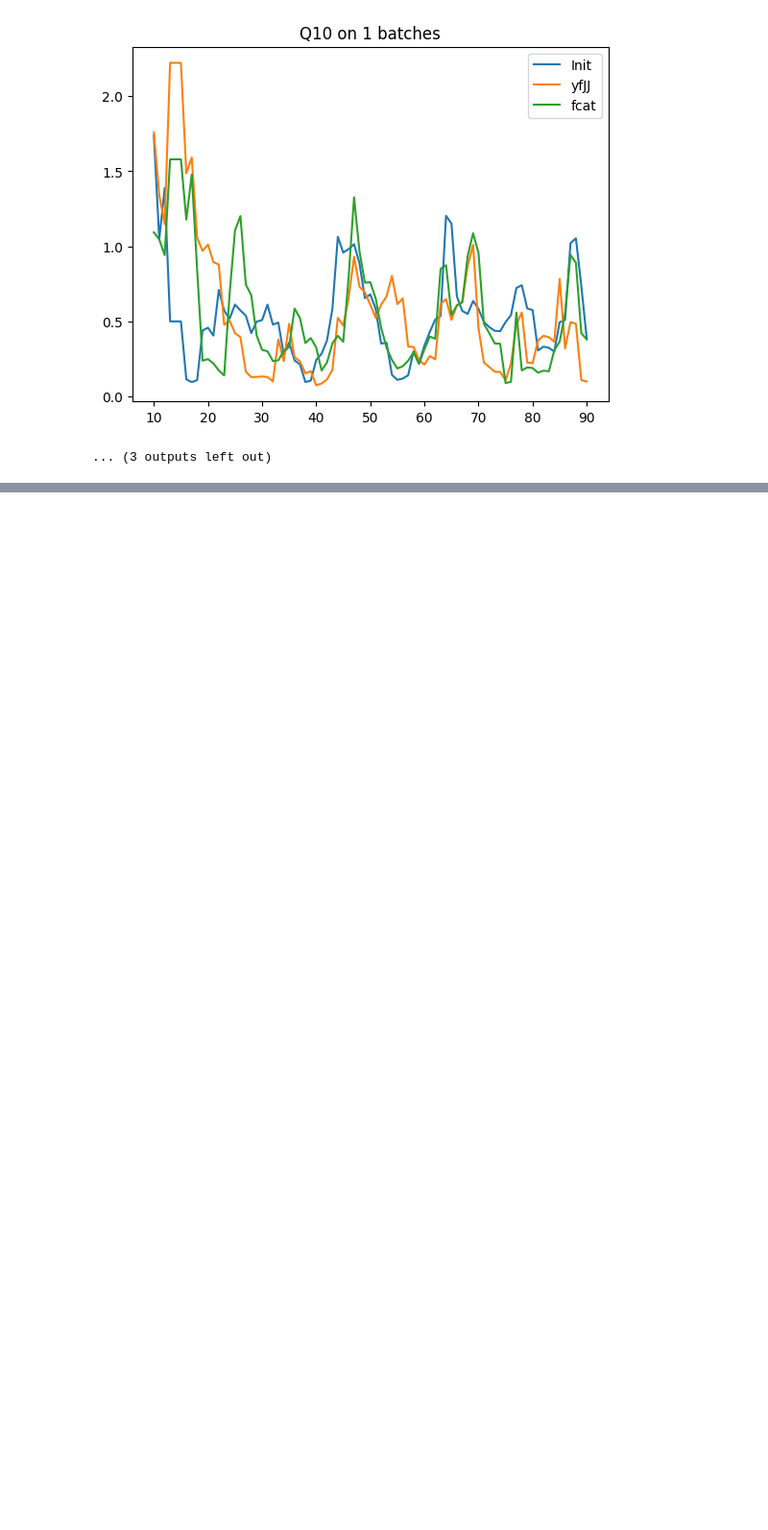
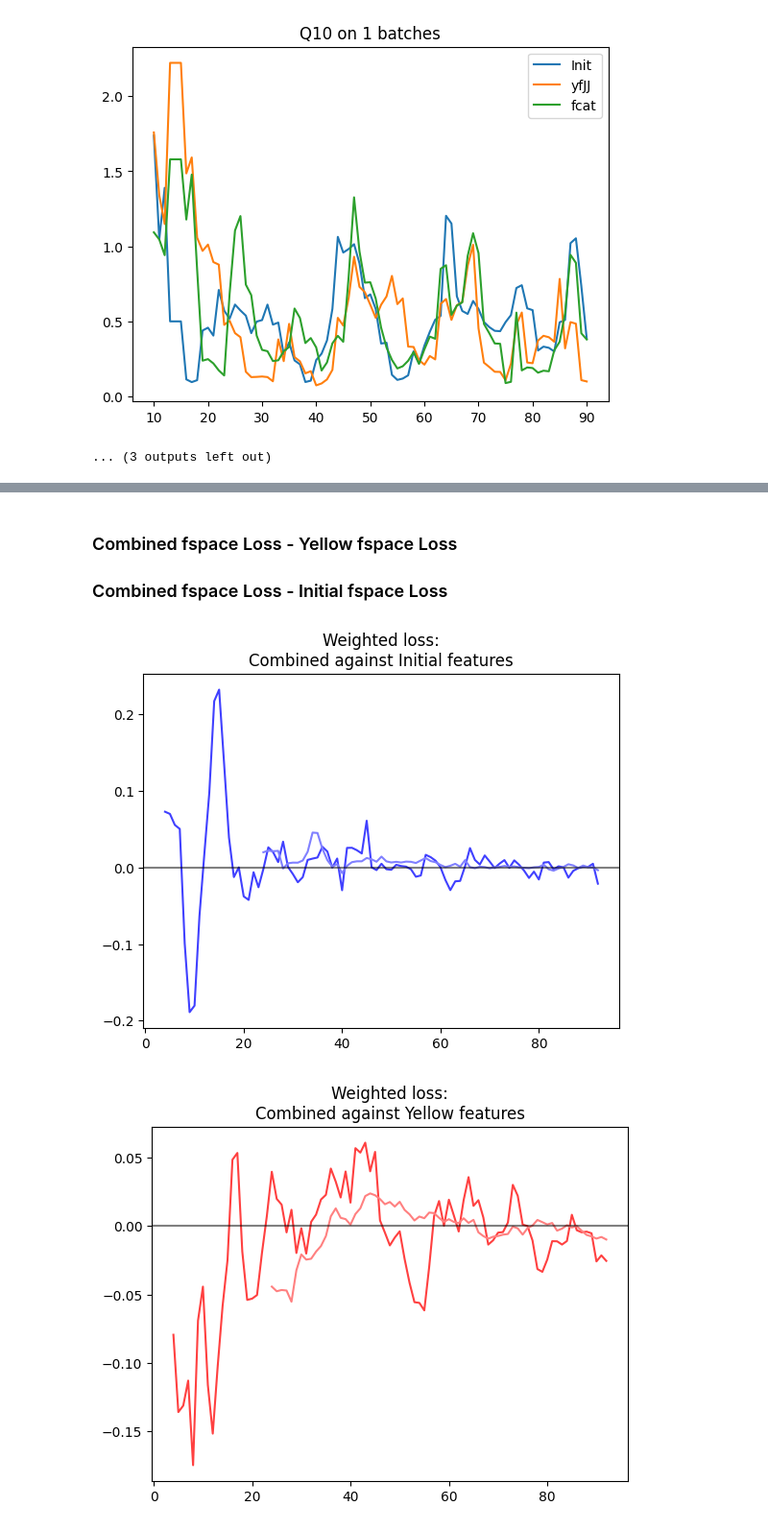
Before and after one commit to Jairik/Chick-Counting, a Jupyter notebook: rgb/mm_tp.ipynb, the cells around one changed output, grey strips where cells are left out. Shown at 96% size. Drawn from its saved outputs; the diff is of its cells as text; code cells hidden in the pictures; blank space fills up the shorter version.

Commit message:
rendered visualizations for featurespace comparisons with combined fspace, yellow (JJs) fspace, initial fspace

```diff
--- a/rgb/mm_tp.ipynb
+++ b/rgb/mm_tp.ipynb
@@ -825,0 +836,35 @@ for i in range(init_q10.shape[1]):
+# %% [markdown]
+### Combined fspace Loss - Yellow fspace Loss
+### Combined fspace Loss - Initial fspace Loss
+# %%
+import bottleneck as bn
+
+#weighted error at each increment
+plt.plot(bn.move_mean(fcat_w-init_w, 5), c=(0.25,0.25,1))
+plt.plot(bn.move_mean(fcat_w-init_w, 25), c=(0.5,0.5,1))
+plt.title('Weighted loss:\nCombined against Initial features')
+plt.axhline(0, c='black', alpha=0.5)
+plt.show()
+
+plt.plot(bn.move_mean(fcat_w-yfJJ_w, 5), c=(1,0.25,0.25))
+plt.plot(bn.move_mean(fcat_w-yfJJ_w, 25), c=(1,0.5,0.5))
+plt.title('Weighted loss:\nCombined against Yellow features')
+plt.axhline(0, c='black', alpha=0.5)
+plt.show()
+
+#median performances
+for i in range(4):
+    plt.plot(bn.move_mean(fcat_q50[:,i]-init_q50[:,i], 10), c=(0.25,0.25,1))
+    plt.plot(bn.move_mean(fcat_q50[:,i]-init_q50[:,i], 25), c=(0.5,0.5,1))
+    plt.title(f'Median estimated error in {i+1} Batch(es):\nComparison with combined and Initial features')
+    plt.axhline(0, c='black', alpha=0.5)
+    plt.show()
+
+    plt.plot(bn.move_mean(fcat_q50[:,i]-yfJJ_q50[:,i], 10), c=(1,0.25,0.25))
+    plt.plot(bn.move_mean(fcat_q50[:,i]-yfJJ_q50[:,i], 25), c=(1,0.5,0.5))
+    plt.title(f'Median estimated error in {i+1} Batch(es):\nComparison with combined and Yellow features')
+    plt.axhline(0, c='black', alpha=0.5)
+    plt.show()
+# %% [output]
+[figure, added]
+[figure, added]
```
Also changed, not shown: parts of 2 cells of this notebook.
